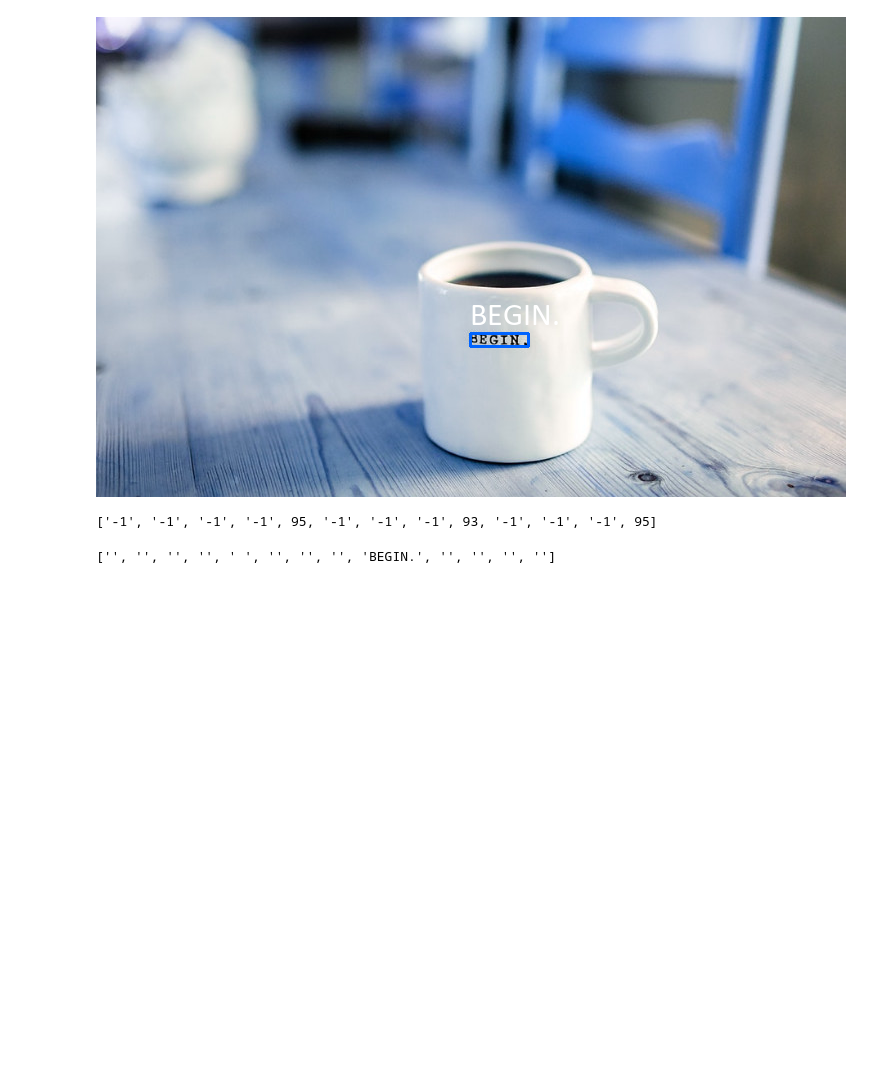
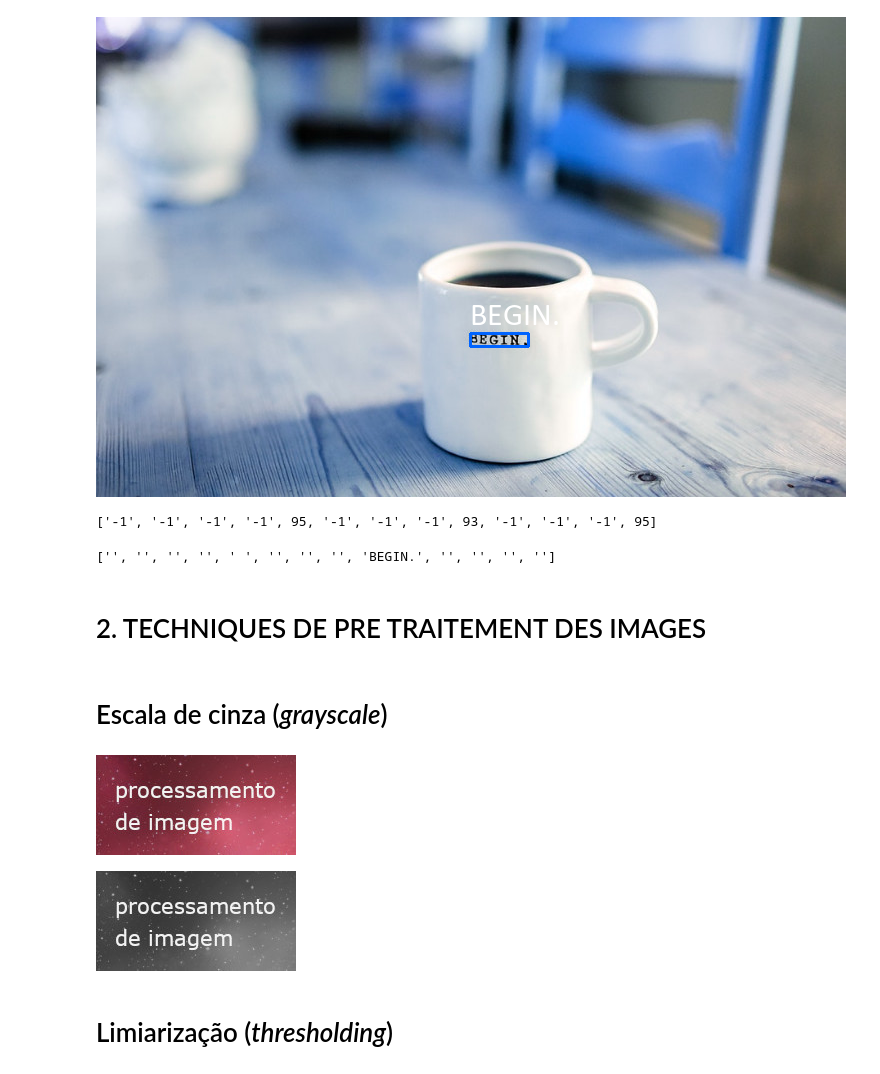
Before and after one commit to FelixEbenezer/ML_Reconnaissance_Texte_OCR, a Jupyter notebook: ML_OCR.ipynb, the cells around one changed output. Drawn from its saved outputs; the diff is of its cells as text; code cells hidden in the pictures; blank space fills up the shorter version.

```diff
--- a/ML_OCR.ipynb
+++ b/ML_OCR.ipynb
@@ -449,3 +449,5 @@ resultado['conf']
 resultado['text']
 # %% [output]
 ['', '', '', '', ' ', '', '', '', 'BEGIN.', '', '', '', '']
+# %% [markdown]
+# 2. TECHNIQUES DE PRE TRAITEMENT DES IMAGES
@@ -451,0 +460,17 @@ resultado['text']
+# %% [markdown]
+# Escala de cinza (*grayscale*)
+# %%
+img = cv2.imread('/content/img-process.jpg')
+cv2_imshow(img)
+# %% [output]
+[figure, added]
+# %%
+#La conversion gray est importante car elle reduit la dimension de l image et son canal de sauvegarde car gray utilise la meme valeur pour les 3 canaux RGB
+#faisant que on peut garder une seule valeur d un seul canal sous entendant que la meme sera pour les 3 canaux
+#ex: 60,60,60 ou 150,150,150 don c l essentiel est qu on est la meme valeur entre (255,255,255) noir et (0,0,0) blanc
+gray = cv2.cvtColor(img, cv2.COLOR_BGR2GRAY)
+cv2_imshow(gray)
+# %% [output]
+[figure, added]
+# %% [markdown]
+# Limiarização  (*thresholding*)
```
Also changed, not shown: parts of 76 cells of this notebook.
